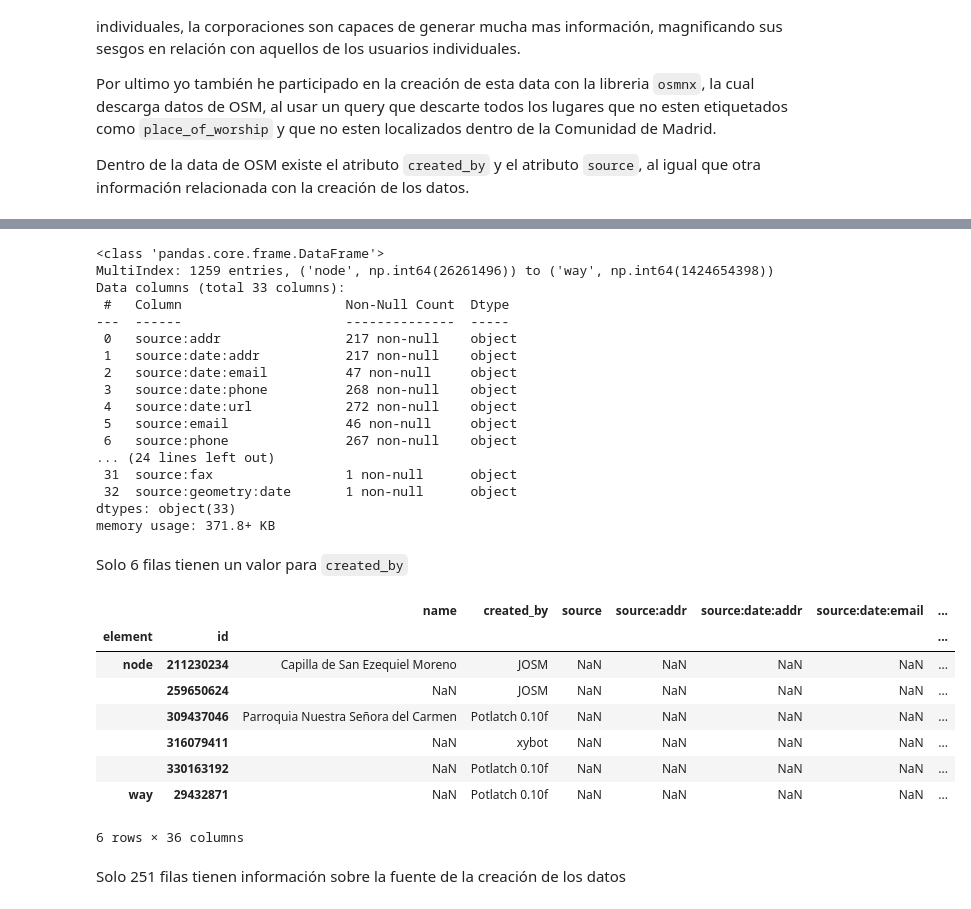
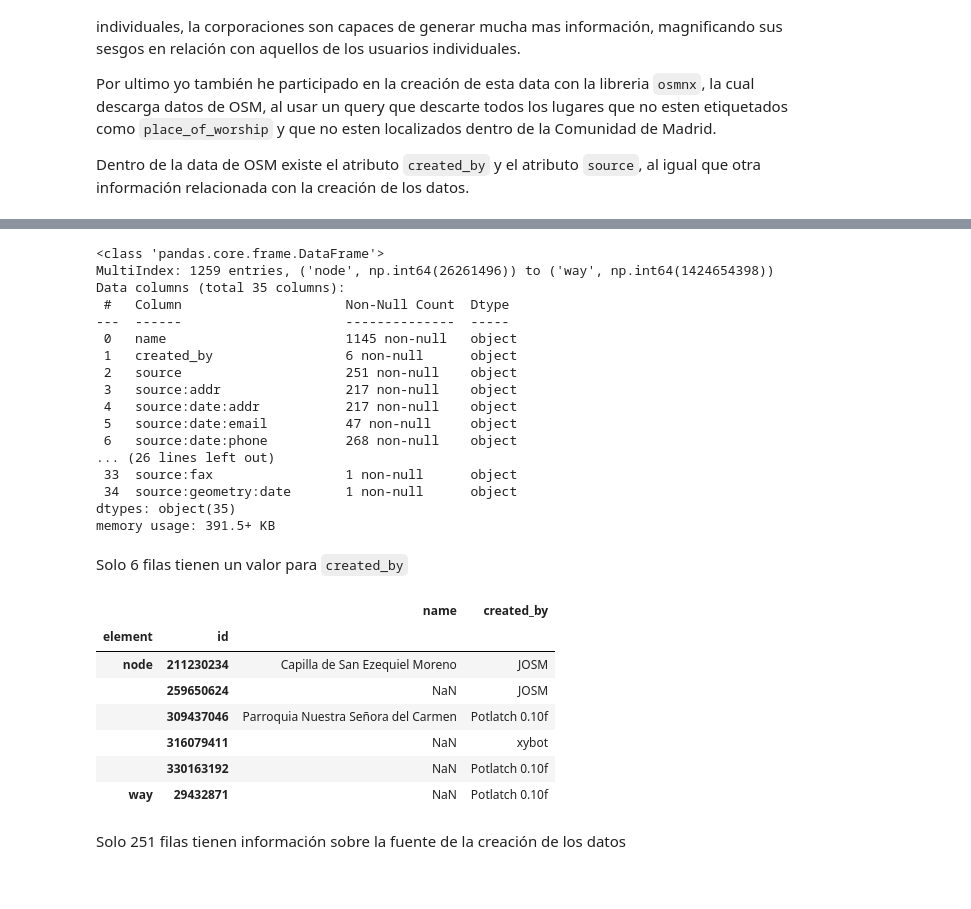
Before and after one commit to APapayaWarrior/madridAccessibility, a Jupyter notebook: Analysis/exploratorio/templos_osm.ipynb, the cells around one changed output, grey strips where cells are left out. Cells and saved outputs as stored; diff of their text form; code cells hidden in the pictures.

```diff
--- a/Analysis/exploratorio/templos_osm.ipynb
+++ b/Analysis/exploratorio/templos_osm.ipynb
@@ -57,7 +57,7 @@ Dentro de la data de OSM existe el atributo `created_by` y el atributo `source`,
 creationDataCols = ['created_by', 'source','source:addr','source:date:addr','source:date:email','source:date:phone',
                     'source:date:url','source:email','source:phone','source:url', 'source:date','source:amenity',
                     'source:date:amenity','source:date:name','source:date:religion','source:name','source:religion','source:wheelchair',
-                    'source:date:description', 'source:description','source:geometry', 'building:material', 'source:alt_name:addr',
+                    'source:date:description', 'source:description','source:geometry', 'source:alt_name:addr',
                     'source:building','source:date:building',  'source:date:denomination', 'source:denomination', 'source:date:opening_hours',
                     'survey:date', 'source:opening_hours', 'source:old_name', 'source:alt_name', 'source:date:alt_name', 'source:fax', 'source:geometry:date']
 gdf_sourceData = gdf_templosOSM.copy()[ ['name'] + creationDataCols]
@@ -88,37 +88,36 @@ print(f'{gdf_sourceData.dropna(subset=creationDataCols, how='all').shape[0]} o {
 # %%
-gdf_sourceData.iloc[:, 3:].info(verbose=True)
+gdf_sourceData.iloc[:, :].info(verbose=True)
 # %% [output]
 <class 'pandas.core.frame.DataFrame'>
 MultiIndex: 1259 entries, ('node', np.int64(26261496)) to ('way', np.int64(1424654398))
-Data columns (total 33 columns):
+Data columns (total 35 columns):
  #   Column                     Non-Null Count  Dtype
 ---  ------                     --------------  -----
- 0   source:addr                217 non-null    object
- 1   source:date:addr           217 non-null    object
- 2   source:date:email          47 non-null     object
- 3   source:date:phone          268 non-null    object
- 4   source:date:url            272 non-null    object
- 5   source:email               46 non-null     object
- 6   source:phone               267 non-null    object
-... (24 lines left out)
- 31  source:fax                 1 non-null      object
- 32  source:geometry:date       1 non-null      object
-dtypes: object(33)
-memory usage: 371.8+ KB
+ 0   name                       1145 non-null   object
+ 1   created_by                 6 non-null      object
+ 2   source                     251 non-null    object
+ 3   source:addr                217 non-null    object
+ 4   source:date:addr           217 non-null    object
+ 5   source:date:email          47 non-null     object
+ 6   source:date:phone          268 non-null    object
+... (26 lines left out)
+ 33  source:fax                 1 non-null      object
+ 34  source:geometry:date       1 non-null      object
+dtypes: object(35)
+memory usage: 391.5+ KB
 # %% [markdown]
 Solo 6 filas tienen un valor para `created_by`
 # %%
-gdf_sourceData.dropna(subset='created_by')
+gdf_sourceData.dropna(subset='created_by')[['name', 'created_by']]
 # %% [output]
-|  |  | name | created_by | source | source:addr | source:date:addr | source:date:email | ... |
-| element | id |  |  |  |  |  |  | ... |
-| node | 211230234 | Capilla de San Ezequiel Moreno | JOSM | NaN | NaN | NaN | NaN | ... |
-|  | 259650624 | NaN | JOSM | NaN | NaN | NaN | NaN | ... |
-|  | 309437046 | Parroquia Nuestra Señora del Carmen | Potlatch 0.10f | NaN | NaN | NaN | NaN | ... |
-|  | 316079411 | NaN | xybot | NaN | NaN | NaN | NaN | ... |
-|  | 330163192 | NaN | Potlatch 0.10f | NaN | NaN | NaN | NaN | ... |
-| way | 29432871 | NaN | Potlatch 0.10f | NaN | NaN | NaN | NaN | ... |
+|  |  | name | created_by |
+| element | id |  |  |
+| node | 211230234 | Capilla de San Ezequiel Moreno | JOSM |
+|  | 259650624 | NaN | JOSM |
+|  | 309437046 | Parroquia Nuestra Señora del Carmen | Potlatch 0.10f |
+|  | 316079411 | NaN | xybot |
+|  | 330163192 | NaN | Potlatch 0.10f |
+| way | 29432871 | NaN | Potlatch 0.10f |
-6 rows × 36 columns
 # %% [markdown]
 Solo 251 filas tienen información sobre la fuente de la creación de los datos
 # %%
```
Also changed, not shown: parts of 15 cells of this notebook, 5 other files.
